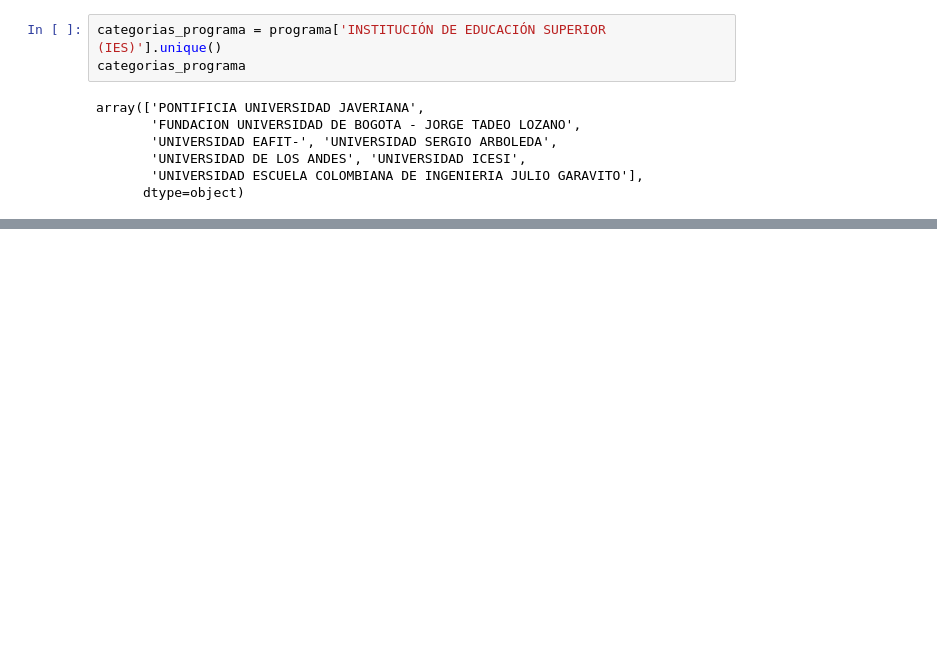
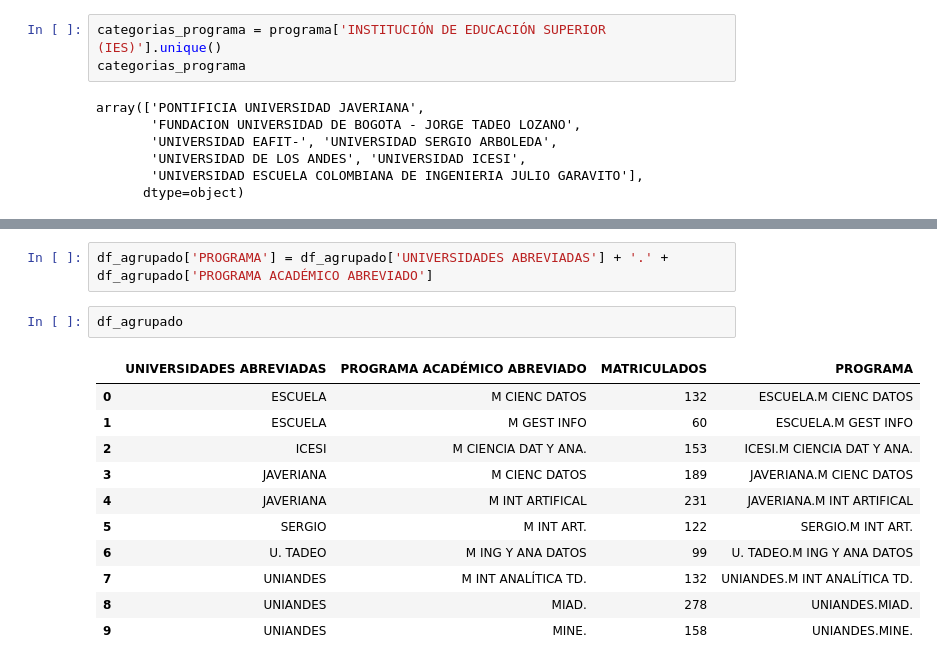
Before and after one commit to AndresLAraque/SIENES, a Jupyter notebook: Análisis_Matriculados.ipynb, the cells around one changed output, grey strips where cells are left out. Cells and saved outputs as stored; diff of their text form; blank space fills up the shorter version.

```diff
--- a/Análisis_Matriculados.ipynb
+++ b/Análisis_Matriculados.ipynb
@@ -229,0 +225,16 @@ fig.show()
+# %%
+df_agrupado['PROGRAMA'] = df_agrupado['UNIVERSIDADES ABREVIADAS'] + '.' + df_agrupado['PROGRAMA ACADÉMICO ABREVIADO']
+# %%
+df_agrupado
+# %% [output]
+|  | UNIVERSIDADES ABREVIADAS | PROGRAMA ACADÉMICO ABREVIADO | MATRICULADOS | PROGRAMA |
+| 0 | ESCUELA | M CIENC DATOS | 132 | ESCUELA.M CIENC DATOS |
+| 1 | ESCUELA | M GEST INFO | 60 | ESCUELA.M GEST INFO |
+| 2 | ICESI | M CIENCIA DAT Y ANA. | 153 | ICESI.M CIENCIA DAT Y ANA. |
+| 3 | JAVERIANA | M CIENC DATOS | 189 | JAVERIANA.M CIENC DATOS |
+| 4 | JAVERIANA | M INT ARTIFICAL | 231 | JAVERIANA.M INT ARTIFICAL |
+| 5 | SERGIO | M INT ART. | 122 | SERGIO.M INT ART. |
+| 6 | U. TADEO | M ING Y ANA DATOS | 99 | U. TADEO.M ING Y ANA DATOS |
+| 7 | UNIANDES | M INT ANALÍTICA TD. | 132 | UNIANDES.M INT ANALÍTICA TD. |
+| 8 | UNIANDES | MIAD. | 278 | UNIANDES.MIAD. |
+| 9 | UNIANDES | MINE. | 158 | UNIANDES.MINE. |
```
Also changed, not shown: parts of 22 cells of this notebook.
